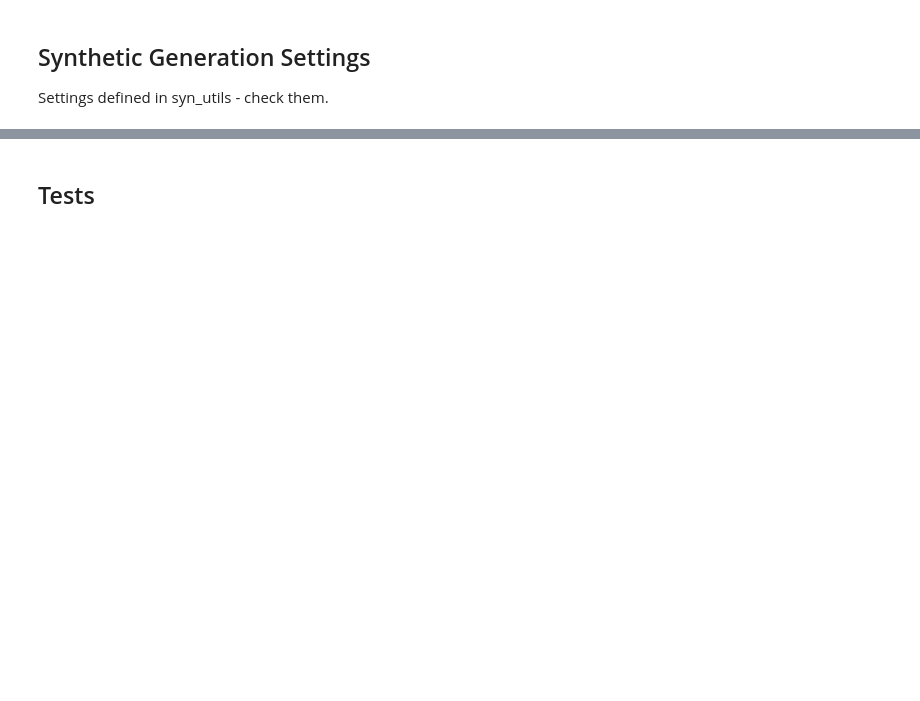
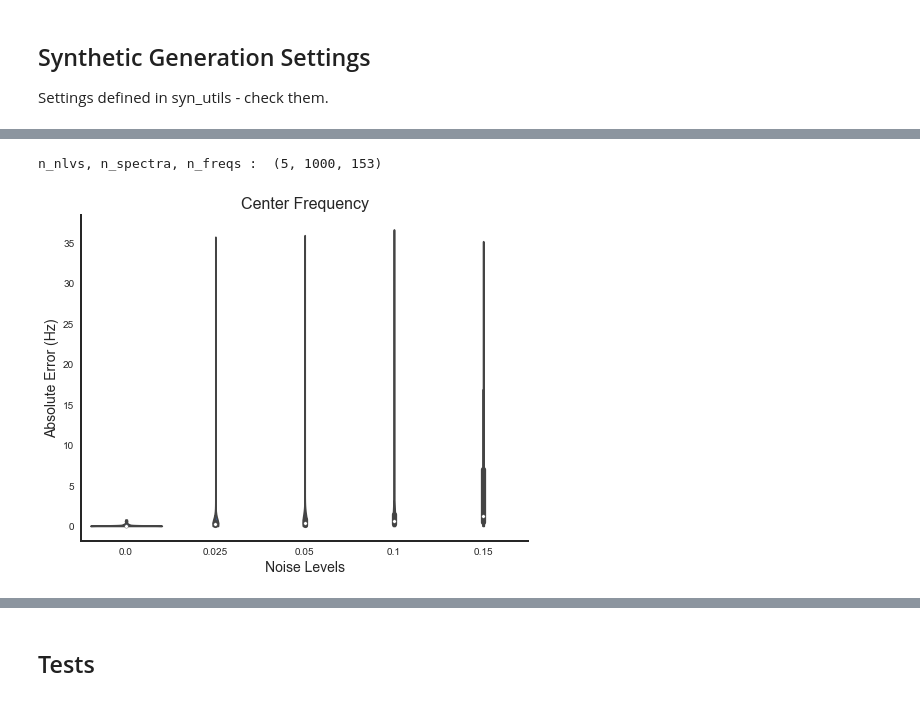
Before and after one commit to TomDonoghue/SIMparam, a Jupyter notebook: FOOOF-SyntheticTesting.ipynb, the cells around one changed output, grey strips where cells are left out. Cells and saved outputs as stored; diff of their text form; code cells hidden in the pictures; blank space fills up the shorter version.

```diff
--- a/FOOOF-SyntheticTesting.ipynb
+++ b/FOOOF-SyntheticTesting.ipynb
@@ -98,22 +176,24 @@ n_freqs = int((f_range[1] - f_range[0]) / f_res + 1)
 # Generate power spectra
 freqs = np.empty(shape=n_freqs)
 psds = np.empty(shape=[n_nlvs, n_psds, n_freqs])
-syn_params = [None] * n_nlvs
+op_syn_params = [None] * n_nlvs
 
 for n_ind, nlv in enumerate(nlvs):
-    freqs, psds[n_ind, :, :], syn_params[n_ind] = gen_group_power_spectra(n_psds, f_range, bgs, peaks, nlv, 0.25)
+    freqs, psds[n_ind, :, :], op_syn_params[n_ind] = gen_group_power_spectra(n_psds, f_range, bgs, peaks, nlv, f_res)
 
 # Check shape
 print('n_nlvs, n_spectra, n_freqs : ', psds.shape)
+# %% [output]
+n_nlvs, n_spectra, n_freqs :  (5, 1000, 153)
 # %%
 # Extract ground truth values
-osc_truths, bg_truths = get_ground_truth(syn_params)
+osc_truths, bg_truths = get_ground_truth(op_syn_params)
 # %%
 # Initialize FOOOFGroup to test with
-fg = FOOOFGroup(peak_width_limits=[1, 6], max_n_peaks=6)
+op_fg = FOOOFGroup(peak_width_limits=[1, 6], max_n_peaks=6)
 
 # Fit power spectra - same FOOOF settings across each group of synthetic power spectra
-fgs = fit_fooof_group_3d(fg, freqs, psds)
+op_fgs = fit_fooof_group_3d(op_fg, freqs, psds)
 # %%
 # # Alternatively:
 # # Fit power spectra - adapting FOOOF settings for each group of synthetic power spectra
@@ -124,7 +204,7 @@ fgs = fit_fooof_group_3d(fg, freqs, psds)
 #     fgs.append(fg.copy())
 # %%
 # Extract data of interest from FOOOF fits
-osc_fits, bg_fits, err_fits, r2_fits, n_oscs = get_fit_data(fgs)
+osc_fits, bg_fits, err_fits, r2_fits, n_oscs = get_fit_data(op_fgs)
 # %%
 # Calculate error
 osc_errors = np.abs(osc_truths - osc_fits) # absolute deviation
@@ -148,7 +228,9 @@ sl_errors = bg_errors[:, :, 1]
 #err = 'sem'
 # %%
 #plot_errors(cf_errors, 'CF', avg, err)
-plot_errors_violin(cf_errors, 'CF')
+plot_errors_violin(cf_errors, 'Center Frequency', y_label='Absolute Error (Hz)', save_fig=True, save_name='1Peak-CF')
 #plt.ylim([-0.5, 5])
+# %% [output]
+[figure, added]
 # %%
 #plot_errors(amp_errors, 'Amp', avg, err)
```
Also changed, not shown: parts of 50 cells of this notebook.
